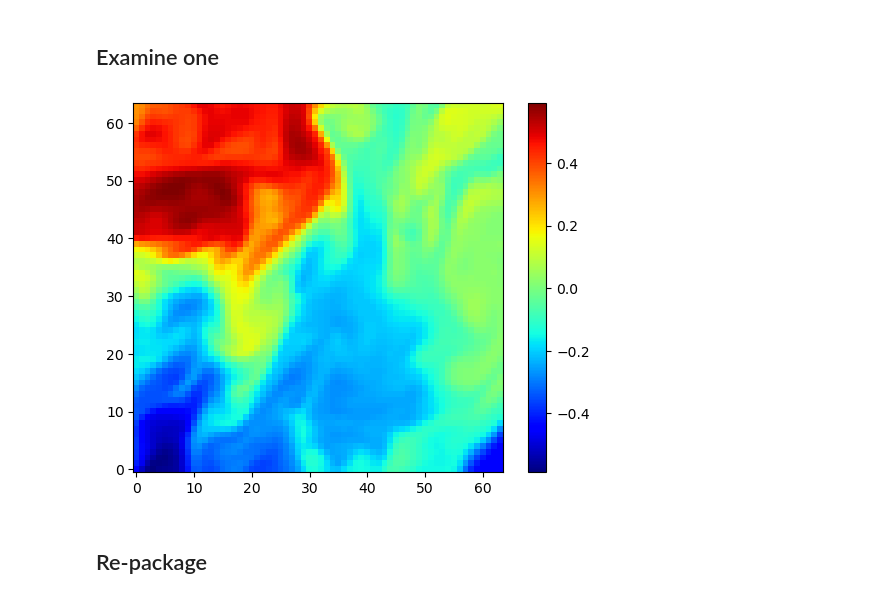
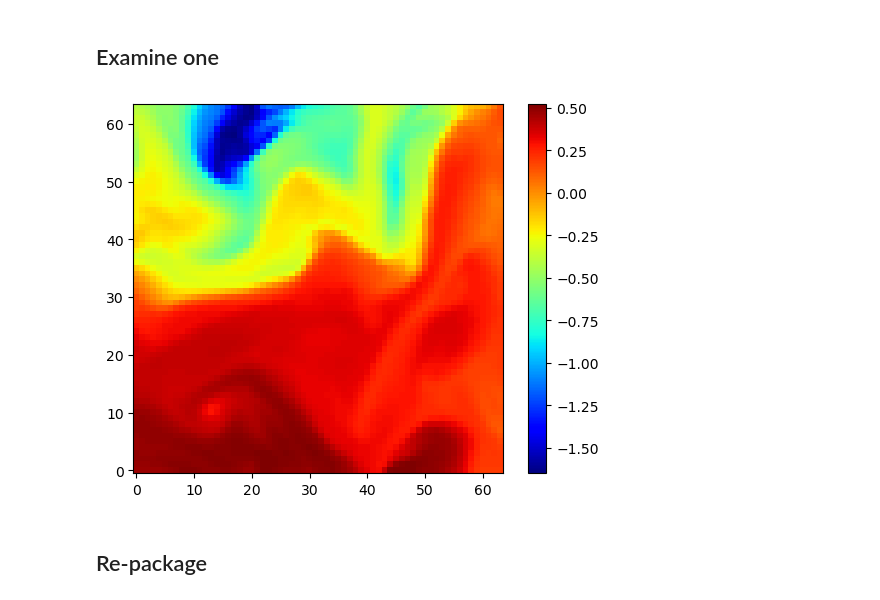
Before and after one commit to profxj/sio-sandbox, a Jupyter notebook: nb/Milan/auto_encoder.ipynb, the cells around one changed output. Drawn from its saved outputs; the diff is of its cells as text; code cells hidden in the pictures.

```diff
--- a/nb/Milan/auto_encoder.ipynb
+++ b/nb/Milan/auto_encoder.ipynb
@@ -29,9 +29,9 @@ images.shape
 # %% [markdown]
 ## Examine one
 # %%
-show_image(images[1000,...])
+show_image(images[510,...])
 # %% [output]
-[figure, old version]
+[figure, new version]
 # %% [markdown]
 ## Re-package
 # %% [markdown]
```
Also changed, not shown: parts of 6 cells of this notebook.
